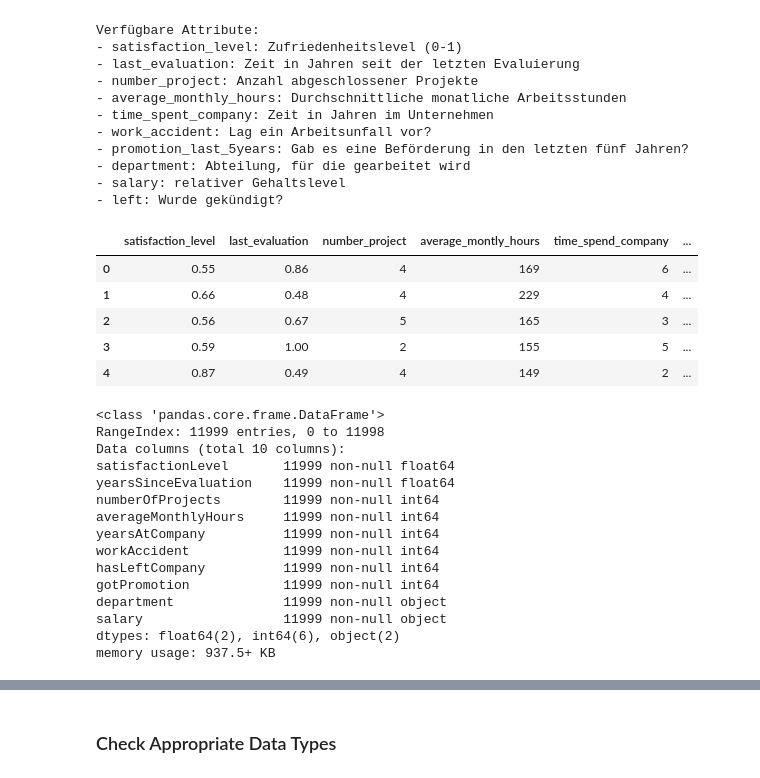
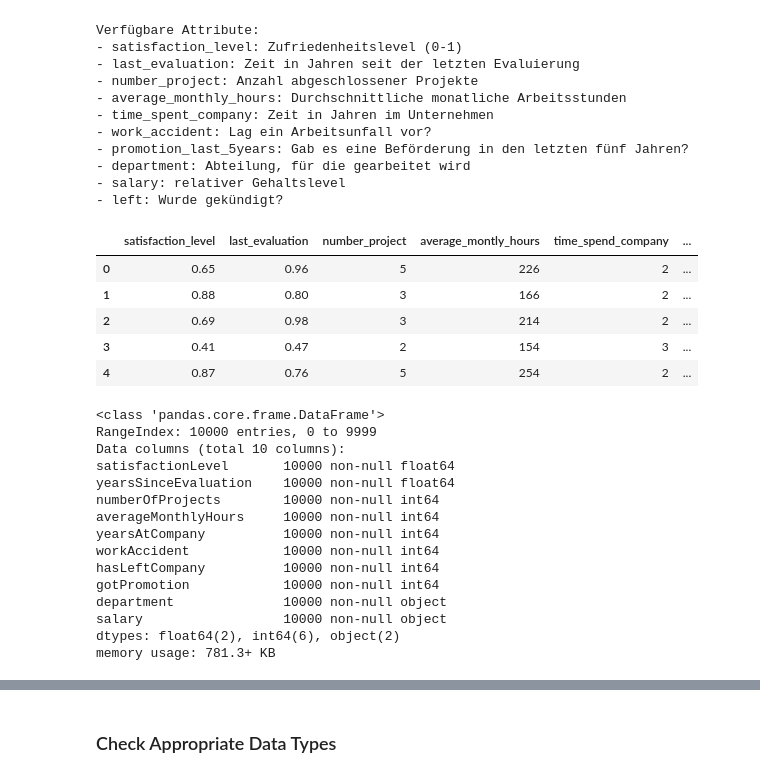
Before and after one commit to hhz-analytics-team/hr-competition, a Jupyter notebook: hr_competition_11_load_data.ipynb, the cells around one changed output, grey strips where cells are left out. Cells and saved outputs as stored; diff of their text form; code cells hidden in the pictures.

```diff
--- a/hr_competition_11_load_data.ipynb
+++ b/hr_competition_11_load_data.ipynb
@@ -51,15 +51,16 @@ Verfügbare Attribute:
 - left: Wurde gekündigt?
 # %%
 # Trainingsdaten einlesen
-df = pd.read_csv('data/hr_train.csv', delimiter=';', decimal='.')
+df = pd.read_csv('data/hr_train.csv', delimiter=',', decimal='.')
+df.drop('id', axis=1, inplace=True)
 df.head()
 # %% [output]
 |  | satisfaction_level | last_evaluation | number_project | average_montly_hours | time_spend_company | ... |
-| 0 | 0.55 | 0.86 | 4 | 169 | 6 | ... |
-| 1 | 0.66 | 0.48 | 4 | 229 | 4 | ... |
-| 2 | 0.56 | 0.67 | 5 | 165 | 3 | ... |
-| 3 | 0.59 | 1.00 | 2 | 155 | 5 | ... |
-| 4 | 0.87 | 0.49 | 4 | 149 | 2 | ... |
+| 0 | 0.65 | 0.96 | 5 | 226 | 2 | ... |
+| 1 | 0.88 | 0.80 | 3 | 166 | 2 | ... |
+| 2 | 0.69 | 0.98 | 3 | 214 | 2 | ... |
+| 3 | 0.41 | 0.47 | 2 | 154 | 3 | ... |
+| 4 | 0.87 | 0.76 | 5 | 254 | 2 | ... |
 # %%
 # Spaltenbezeichner anpassen
 df = df.rename(columns={
@@ -79,19 +80,19 @@ df = df.rename(columns={
 df.info()
 # %% [output]
 <class 'pandas.core.frame.DataFrame'>
-RangeIndex: 11999 entries, 0 to 11998
+RangeIndex: 10000 entries, 0 to 9999
 Data columns (total 10 columns):
-satisfactionLevel       11999 non-null float64
-yearsSinceEvaluation    11999 non-null float64
-numberOfProjects        11999 non-null int64
-averageMonthlyHours     11999 non-null int64
-yearsAtCompany          11999 non-null int64
-workAccident            11999 non-null int64
-hasLeftCompany          11999 non-null int64
-gotPromotion            11999 non-null int64
-department              11999 non-null object
-salary                  11999 non-null object
+satisfactionLevel       10000 non-null float64
+yearsSinceEvaluation    10000 non-null float64
+numberOfProjects        10000 non-null int64
+averageMonthlyHours     10000 non-null int64
+yearsAtCompany          10000 non-null int64
+workAccident            10000 non-null int64
+hasLeftCompany          10000 non-null int64
+gotPromotion            10000 non-null int64
+department              10000 non-null object
+salary                  10000 non-null object
 dtypes: float64(2), int64(6), object(2)
-memory usage: 937.5+ KB
+memory usage: 781.3+ KB
 # %%
 # Testdaten einlesen
```
Also changed, not shown: parts of 4 cells of this notebook, 32 other files.
